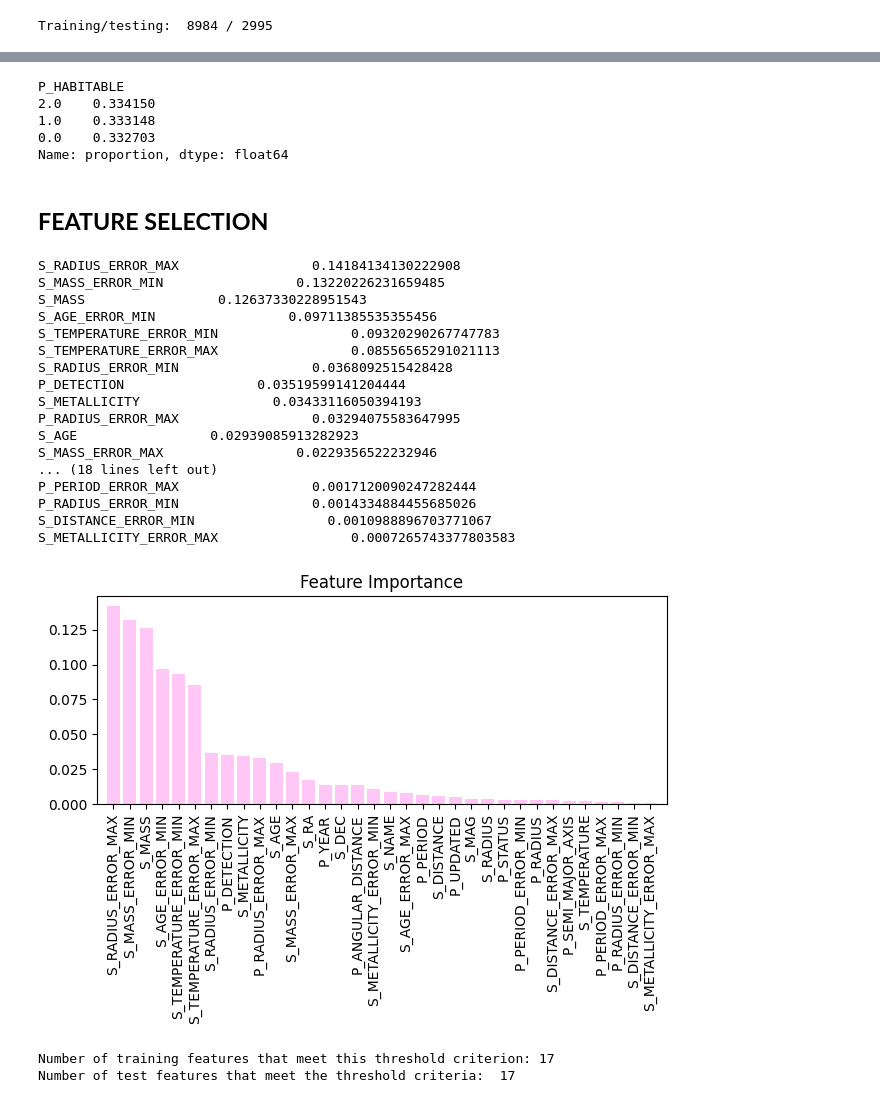
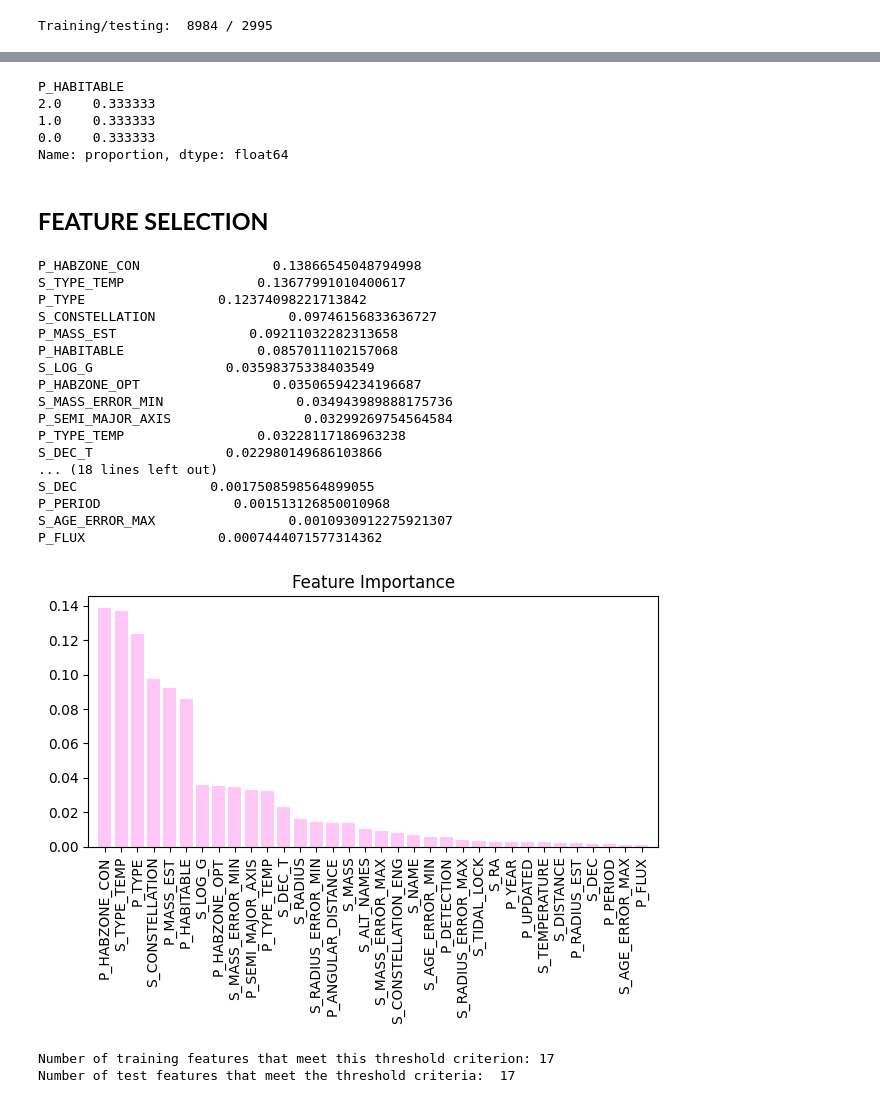
Before and after one commit to Ridima28/Exoplanet-Habitability-Classification, a Jupyter notebook: main.ipynb, the cells around one changed output, grey strips where cells are left out. Drawn from its saved outputs; the diff is of its cells as text; code cells hidden in the pictures.

Commit message:
training

```diff
--- a/main.ipynb
+++ b/main.ipynb
@@ -204,11 +210,3 @@ Length: 76, dtype: int64
 we have corrected all of our missing values! But, we still have a major class imbalance to work with. Since we don’t know of many potentially habitable planets, the number of inhabitable exoplanets greatly outnumbers the habitable ones. This will likely cause our model to guess an exoplanet is inhabitable, even if it’s not the case, because it will still have an average of like 99% accuracy. Thus, we need to find a way to balance the scales.
 
 We will use upsampling method, using algorithm SMOTE.
-# %%
-X= df.iloc[:, df.columns != 'P_HABITABLE']
-y = df['P_HABITABLE']
-smote = SMOTE(sampling_strategy='auto', k_neighbors=5, random_state=42)
-X_res, y_res = smote.fit_resample(X,y)
-
-df = pd.concat([pd.DataFrame(X_res), pd.DataFrame(y_res)], axis = 1 )
-df.head()
@@ -279,3 +265,11 @@ X_train, X_test, y_train, y_test = train_test_split(X,y, test_size=0.25, random_
 print("Training/testing: ", len(X_train), '/', len(X_test))
 # %% [output]
 Training/testing:  8984 / 2995
+# %%
+X= df.iloc[:, df.columns != 'P_HABITABLE']
+y = df['P_HABITABLE']
+smote = SMOTE(sampling_strategy='auto', k_neighbors=5, random_state=42)
+X_train_smote, y_train_smote = smote.fit_resample(X_train, y_train)
+
+df = pd.concat([pd.DataFrame(X_train_smote), pd.DataFrame(y_train_smote)], axis = 1 )
+df.head()
@@ -282,10 +284,10 @@ Training/testing:  8984 / 2995
 # %%
-y_train.value_counts("P_HABITABLE")
+y_train_smote.value_counts("P_HABITABLE")
 # %% [output]
 P_HABITABLE
-2.0    0.334150
-1.0    0.333148
-0.0    0.332703
+2.0    0.333333
+1.0    0.333333
+0.0    0.333333
 Name: proportion, dtype: float64
 # %% [markdown]
 ## **FEATURE SELECTION**
@@ -293,48 +295,48 @@ Name: proportion, dtype: float64
 feat_labels = df.columns[1:]
 
 forest = RandomForestClassifier(n_estimators=100, random_state=42)
-forest.fit(X_train, y_train)
+forest.fit(X_train_smote, y_train_smote)
 
 importance = forest.feature_importances_
 
 index = np.argsort(importance)[::-1]
 
-for i in range(X_train.shape[1]):
+for i in range(X_train_smote.shape[1]):
     print(feat_labels[index[i]], "               " ,importance[index[i]])
 # %% [output]
-S_RADIUS_ERROR_MAX                 0.14184134130222908
-S_MASS_ERROR_MIN                 0.13220226231659485
-S_MASS                 0.12637330228951543
-S_AGE_ERROR_MIN                 0.09711385535355456
-S_TEMPERATURE_ERROR_MIN                 0.09320290267747783
-S_TEMPERATURE_ERROR_MAX                 0.08556565291021113
-S_RADIUS_ERROR_MIN                 0.0368092515428428
-P_DETECTION                 0.03519599141204444
-S_METALLICITY                 0.03433116050394193
-P_RADIUS_ERROR_MAX                 0.03294075583647995
-S_AGE                 0.02939085913282923
-S_MASS_ERROR_MAX                 0.0229356522232946
+P_HABZONE_CON                 0.13866545048794998
+S_TYPE_TEMP                 0.13677991010400617
+P_TYPE                 0.12374098221713842
+S_CONSTELLATION                 0.09746156833636727
+P_MASS_EST                 0.09211032282313658
+P_HABITABLE                 0.0857011102157068
+S_LOG_G                 0.03598375338403549
+P_HABZONE_OPT                 0.03506594234196687
+S_MASS_ERROR_MIN                 0.034943989888175736
+P_SEMI_MAJOR_AXIS                 0.03299269754564584
+P_TYPE_TEMP                 0.03228117186963238
+S_DEC_T                 0.022980149686103866
 ... (18 lines left out)
-P_PERIOD_ERROR_MAX                 0.0017120090247282444
-P_RADIUS_ERROR_MIN                 0.0014334884455685026
-S_DISTANCE_ERROR_MIN                 0.0010988896703771067
-S_METALLICITY_ERROR_MAX                 0.0007265743377803583
+S_DEC                 0.0017508598564899055
+P_PERIOD                 0.001513126850010968
+S_AGE_ERROR_MAX                 0.0010930912275921307
+P_FLUX                 0.0007444071577314362
 # %%
 plt.title("Feature Importance")
-plt.bar(range(X_train.shape[1]),
+plt.bar(range(X_train_smote.shape[1]),
         importance[index],
         align = 'center',
         color= "#ffc7f5")
 
 
-plt.xticks(range(X_train.shape[1]),
+plt.xticks(range(X_train_smote.shape[1]),
         feat_labels[index], rotation=90)
 
-plt.xlim([-1, X_train.shape[1]])
+plt.xlim([-1, X_train_smote.shape[1]])
 plt.tight_layout()
 plt.show()
 # %% [output]
-[figure, old version]
+[figure, new version]
 # %%
 #We removed all those features which have importance less then 1%
 sfm = SelectFromModel(forest,threshold=0.01, prefit=True)
```
Also changed, not shown: parts of 15 cells of this notebook, 1 other file.
